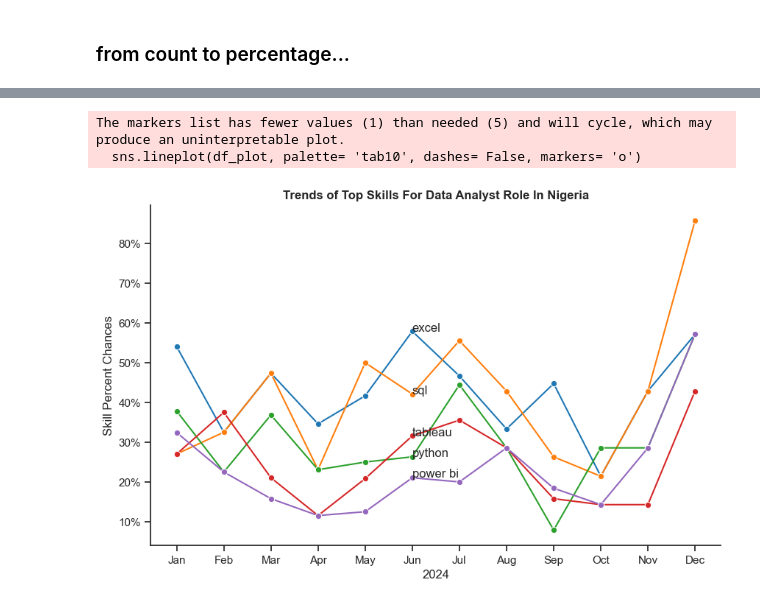
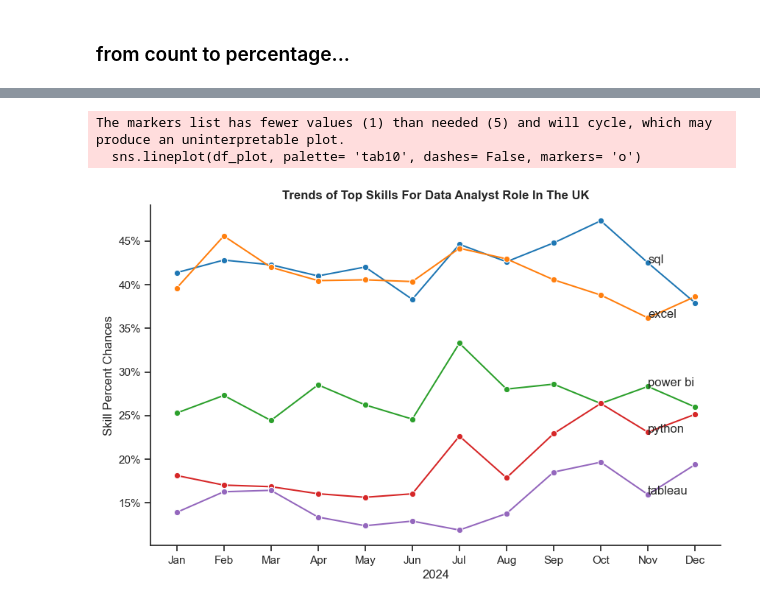
Before and after one commit to Kaendill/python_data_project, a Jupyter notebook: 3_Project/3_skills_trend.ipynb, the cells around one changed output, grey strips where cells are left out. Cells and saved outputs as stored; diff of their text form; code cells hidden in the pictures.

```diff
--- a/3_Project/3_skills_trend.ipynb
+++ b/3_Project/3_skills_trend.ipynb
@@ -29,5 +33,5 @@ df_NG_explode= df_NG.explode('job_skills')
 # %%
-df_NG_pivot = df_NG_explode.pivot_table(index= 'job_posted_month_no', columns= 'job_skills', aggfunc= 'size', fill_value= 0)
-df_NG_pivot.loc['Total'] = df_NG_pivot.sum()
-df_NG_pivot
+df_UK_pivot = df_UK_explode.pivot_table(index= 'job_posted_month_no', columns= 'job_skills', aggfunc= 'size', fill_value= 0)
+df_UK_pivot.loc['Total'] = df_UK_pivot.sum()
+df_UK_pivot
 # %% [output]
@@ -50,3 +54,3 @@ df_NG_pivot
 # %%
-df_NG_pivot = df_NG_pivot[df_NG_pivot.loc['Total'].sort_values(ascending=False).index]
-df_NG_pivot = df_NG_pivot.drop('Total')
+df_UK_pivot = df_UK_pivot[df_UK_pivot.loc['Total'].sort_values(ascending=False).index]
+df_UK_pivot = df_UK_pivot.drop('Total')
@@ -71,7 +75,7 @@ df_NG_pivot
 # %% [markdown]
 ### from count to percentage...
 # %%
-total_jobs = df_NG.groupby('job_posted_month_no').size()
+total_jobs = df_UK.groupby('job_posted_month_no').size()
 total_jobs
 # %% [output]
 job_posted_month_no
@@ -90,5 +94,5 @@ job_posted_month_no
 dtype: int64
 # %%
-DA_percent = df_NG_pivot.div(total_jobs, axis= 0)*100
+DA_percent = df_UK_pivot.div(total_jobs, axis= 0)*100
 DA_percent
 # %% [output]
@@ -133,27 +137,27 @@ DA_percent
 # %%
 # plotting only the first five columns
 plt.figure(figsize= (10,6))
 sns.set_theme(style= 'ticks')
 df_plot= DA_percent.iloc[:, :5]
 sns.lineplot(df_plot, palette= 'tab10', dashes= False, markers= 'o')
 sns.despine()
 
 plt.legend().remove()
-plt.title('Trends of Top Skills For Data Analyst Role In Nigeria', fontsize= 12, weight= 'bold')
+plt.title('Trends of Top Skills For Data Analyst Role In The UK', fontsize= 12, weight= 'bold')
 plt.xlabel('2024')
 plt.ylabel('Skill Percent Chances')
 
 #to label the yaxis as percentage
 from matplotlib.ticker import PercentFormatter
 ax= plt.gca()
-ax.yaxis.set_major_formatter(PercentFormatter(xmax= 100))
+ax.yaxis.set_major_formatter(PercentFormatter(xmax= 100, decimals=0))
 
 # to add labels to each line
 for i in range(5):
-    plt.text(5, df_plot.iloc[5, i], DA_percent.columns[i])
+    plt.text(10, df_plot.iloc[10, i], DA_percent.columns[i])
 
 plt.show()
 # %% [output]
 The markers list has fewer values (1) than needed (5) and will cycle, which may produce an uninterpretable plot.
   sns.lineplot(df_plot, palette= 'tab10', dashes= False, markers= 'o')
-[figure, old version]
+[figure, new version]
```
Also changed, not shown: parts of 10 cells of this notebook, 12 other files.
